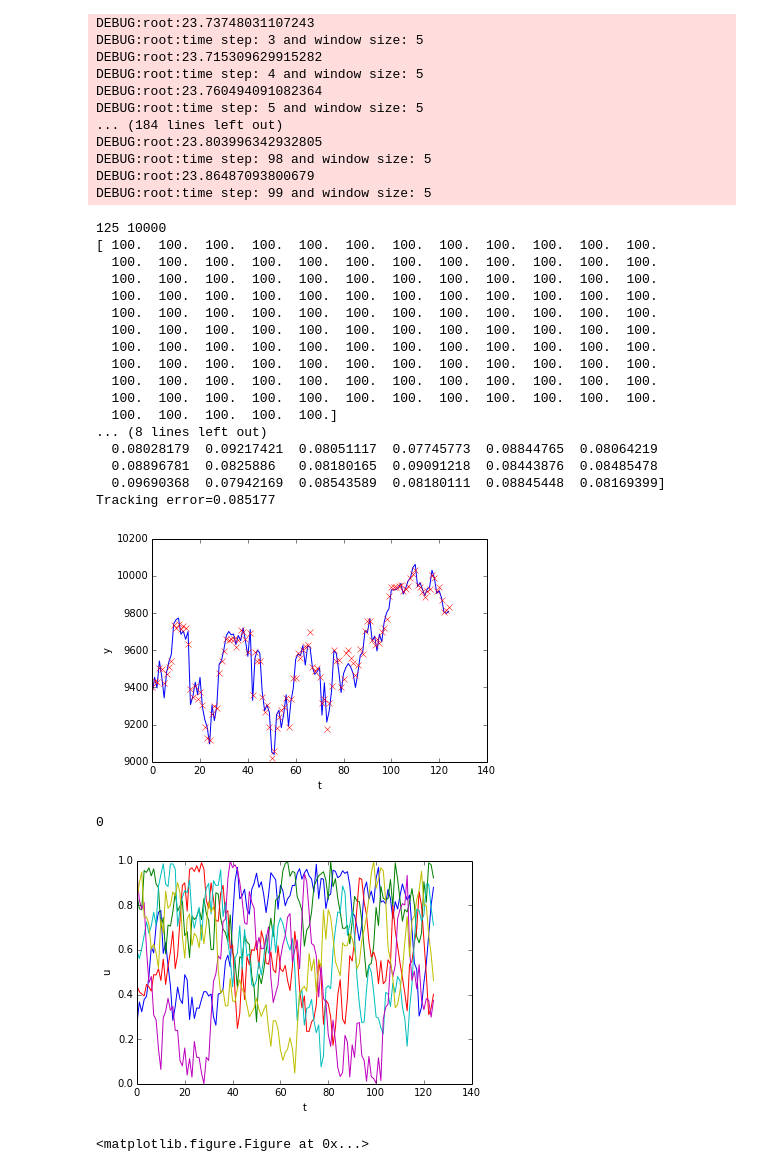
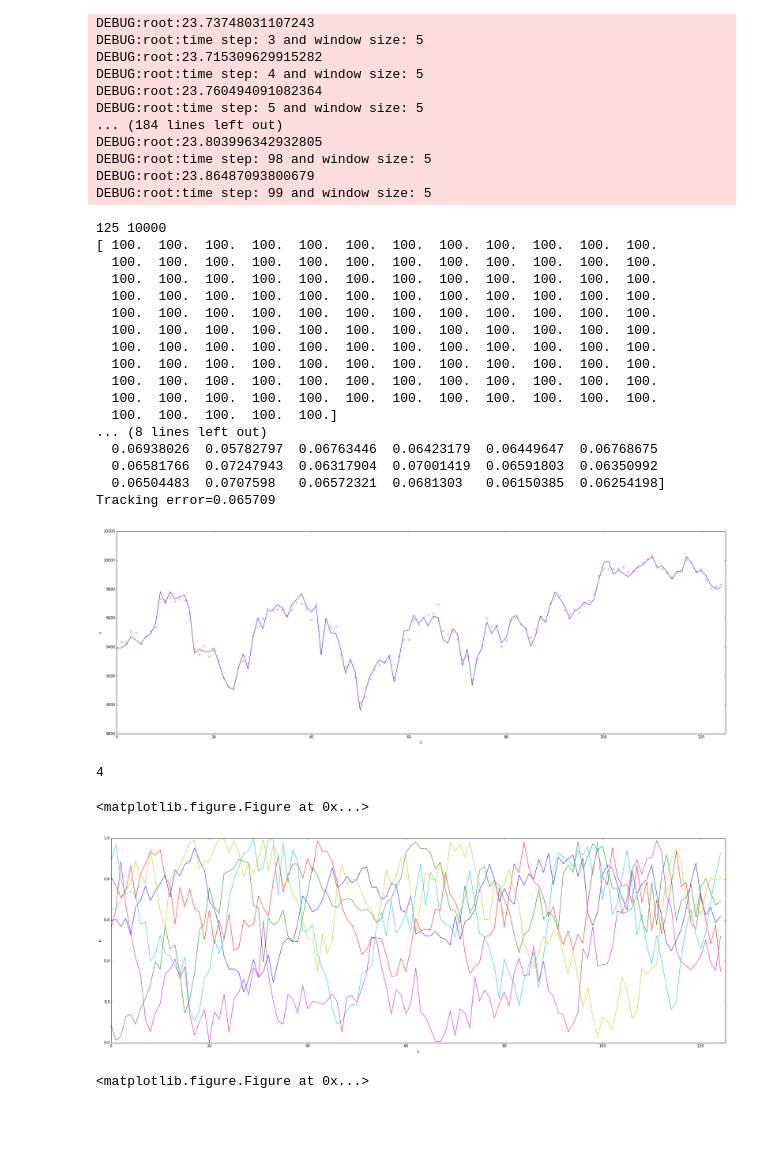
Before and after one commit to yowtzu/mscproj, a Jupyter notebook: code/Fixed Windows MPC - Window 5 - 2 - T 125.ipynb, the cells around one changed output. Cells and saved outputs as stored; diff of their text form; code cells hidden in the pictures; blank space fills up the shorter version.

```diff
--- a/code/Fixed Windows MPC - Window 5 - 2 - T 125.ipynb
+++ b/code/Fixed Windows MPC - Window 5 - 2 - T 125.ipynb
@@ -316,7 +316,7 @@ y = dax.adj_close["Adj Close"][0:T]
 y = y.reshape(T,1,1).flatten()
 r = np.diff(y)/y[1:]
 
-l = 1
+l = 30
 te = np.zeros(l)
 
 for i in range(l):
@@ -327,7 +327,7 @@ print(te)
 print("Tracking error=%f" % mean(te))
 
 plt.figure(figsize=(30, 10), dpi=100)
-j = 0
+j = 4
 for i in range(l):
     if i < j:
         continue
@@ -339,44 +339,45 @@ for i in range(l):
     break
 
 plt.plot(y.flatten(),'rx', label=r'$y^{ref}$')
-savefig("DAXMPC-y-2-125.pdf")
+savefig("DAXMPC-y-2-long.pdf")
 show()
 clf()
 
 plt.figure(figsize=(30, 10), dpi=100)
 for i in range(l):
     if i < j:
         continue
     print(i)
     plt.plot(results[i][1][:,0,:])
     xlabel("t")
     ylabel("u")
     xlim(0, 125)
     break
     #break
 
-savefig("DAXMPC-u-2-125.pdf")
+savefig("DAXMPC-u-2-long.pdf")
 show()
 clf()
 # %% [output]
 125 10000
 [ 100.  100.  100.  100.  100.  100.  100.  100.  100.  100.  100.  100.
   100.  100.  100.  100.  100.  100.  100.  100.  100.  100.  100.  100.
   100.  100.  100.  100.  100.  100.  100.  100.  100.  100.  100.  100.
   100.  100.  100.  100.  100.  100.  100.  100.  100.  100.  100.  100.
   100.  100.  100.  100.  100.  100.  100.  100.  100.  100.  100.  100.
   100.  100.  100.  100.  100.  100.  100.  100.  100.  100.  100.  100.
   100.  100.  100.  100.  100.  100.  100.  100.  100.  100.  100.  100.
   100.  100.  100.  100.  100.  100.  100.  100.  100.  100.  100.  100.
   100.  100.  100.  100.  100.  100.  100.  100.  100.  100.  100.  100.
   100.  100.  100.  100.  100.  100.  100.  100.  100.  100.  100.  100.
   100.  100.  100.  100.  100.]
 ... (8 lines left out)
-  0.08028179  0.09217421  0.08051117  0.07745773  0.08844765  0.08064219
-  0.08896781  0.0825886   0.08180165  0.09091218  0.08443876  0.08485478
-  0.09690368  0.07942169  0.08543589  0.08180111  0.08845448  0.08169399]
-Tracking error=0.085177
+  0.06938026  0.05782797  0.06763446  0.06423179  0.06449647  0.06768675
+  0.06581766  0.07247943  0.06317904  0.07001419  0.06591803  0.06350992
+  0.06504483  0.0707598   0.06572321  0.0681303   0.06150385  0.06254198]
+Tracking error=0.065709
-[figure, old version]
+[figure, new version]
-0
+4
+<matplotlib.figure.Figure at 0x...>
-[figure, old version]
+[figure, new version]
-<matplotlib.figure.Figure at 0x...>
+<matplotlib.figure.Figure at 0x...>
```
